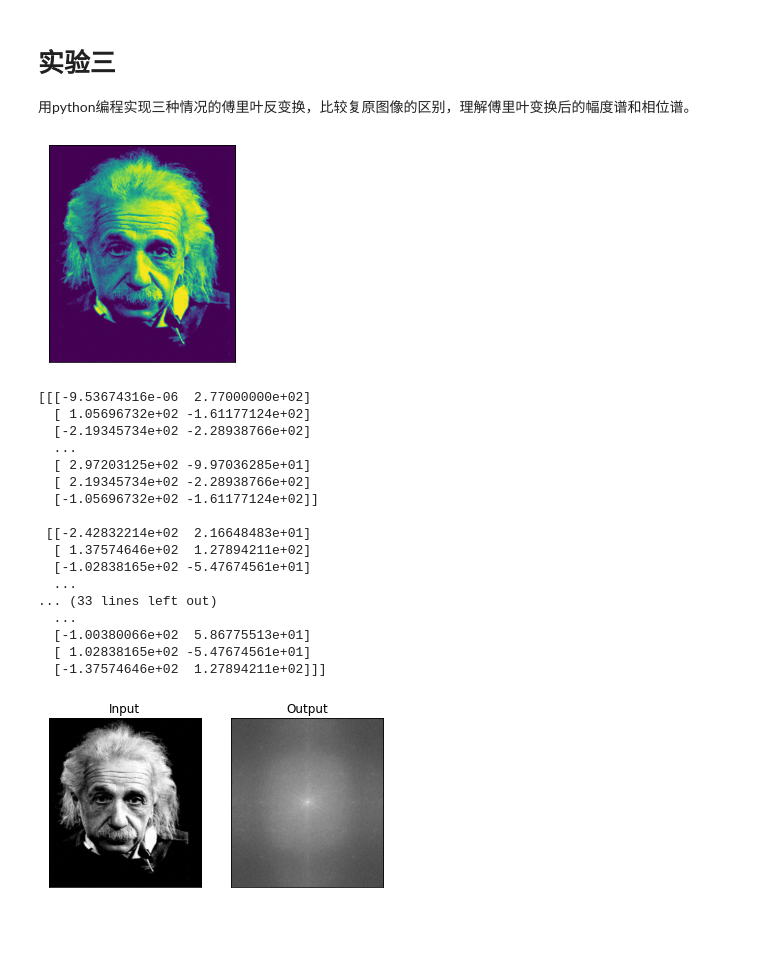
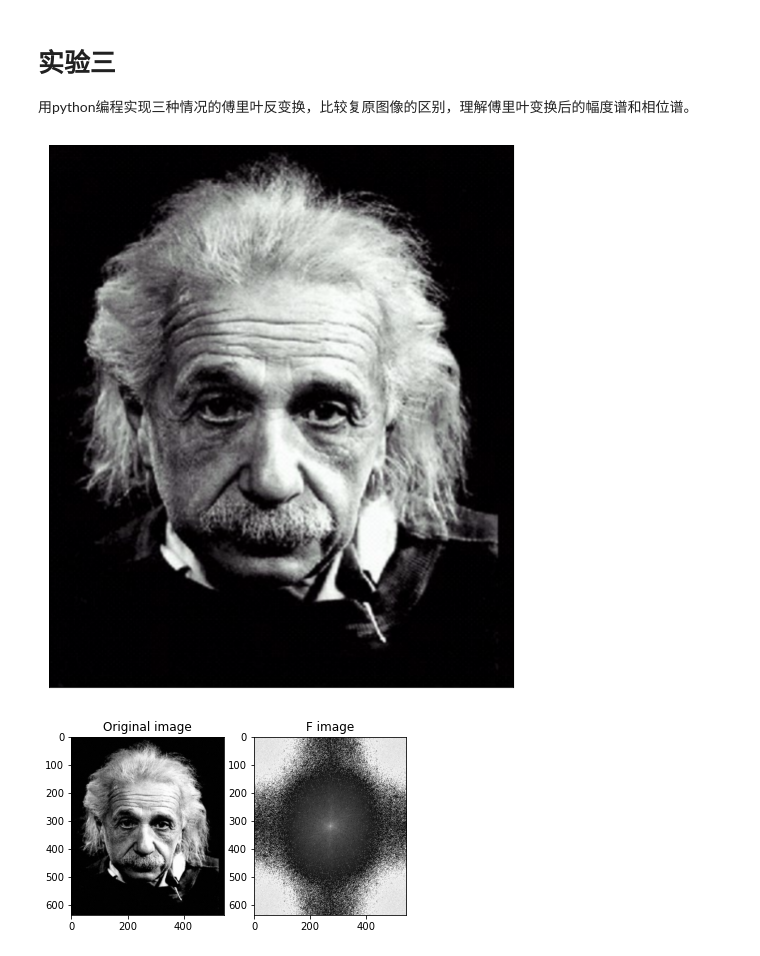
Before and after one commit to PanierPerce/Image, a Jupyter notebook: test3.ipynb, the cells around one changed output. Drawn from its saved outputs; the diff is of its cells as text; code cells hidden in the pictures; blank space fills up the shorter version.

```diff
--- a/test3.ipynb
+++ b/test3.ipynb
@@ -3,13 +3,18 @@
 
 用python编程实现三种情况的傅里叶反变换，比较复原图像的区别，理解傅里叶变换后的幅度谱和相位谱。
 # %%
-import cv2 as cv
+# import cv2 as cv
+import cv2
 import numpy as np
 import matplotlib.pyplot as plt
 
-img = cv.imread('greygraph.png',0)
+# img = cv2.imread('greygraph.png',0)
+img = cv2.imread('greygraph.png')
+grey = cv2.cvtColor(img, cv2.COLOR_BGR2GRAY)
+
+plt.figure(figsize=(10,10))
 plt.imshow(img)
 plt.xticks([]),plt.yticks([])
 plt.show()
 # %% [output]
-[figure, old version]
+[figure, new version]
@@ -16,42 +38,16 @@ plt.show()
 # %%
-rows, cols = img.shape
-nrows = cv.getOptimalDFTSize(rows)
-ncols = cv.getOptimalDFTSize(cols)
-nimg = np.zeros((nrows, ncols))
-nimg[:rows, :cols] = img
-img = nimg
 
-dft=cv.dft(np.float32(img),flags=cv.DFT_COMPLEX_OUTPUT)
-# print(dft)
-dft_shift=np.fft.fftshift(dft) # 将函数从默认左上角移到中间
-print(dft_shift)
-magnitude_spectrum = 20*np.log(cv.magnitude(dft_shift[:,:,0],dft_shift[:,:,1]))
+np.float32(grey)
+img_dft = cv2.dft(np.float32(grey), flags = cv2.DFT_COMPLEX_OUTPUT)
+dft_shift = np.fft.fftshift(img_dft)
+img_f = 20 * np.log(cv2.magnitude(dft_shift[:, :, 1], dft_shift[:, :, 0]))
 
-plt.subplot(121)
-plt.imshow(img,cmap='gray')
-plt.title('Input')
-plt.xticks([]),plt.yticks([])
-plt.subplot(122)
-plt.imshow(magnitude_spectrum,cmap='gray')
-plt.title('Output')
-plt.xticks([]),plt.yticks([])
+# cv2.magnitude(dft_shift[:, :, 1], dft_shift[:, : 0])   为返回傅里叶变换后 dft_shift 的幅值
+
+plt.subplot(121), plt.imshow(grey, 'gray'), plt.title('Original image')
+plt.subplot(122), plt.imshow(np.int8(img_f), 'gray'), plt.title('F image')
 plt.show()
+cv2.waitKey(0)
+cv2.destroyAllWindows()
 # %% [output]
-[[[-9.53674316e-06  2.77000000e+02]
-  [ 1.05696732e+02 -1.61177124e+02]
-  [-2.19345734e+02 -2.28938766e+02]
-  ...
-  [ 2.97203125e+02 -9.97036285e+01]
-  [ 2.19345734e+02 -2.28938766e+02]
-  [-1.05696732e+02 -1.61177124e+02]]
-
- [[-2.42832214e+02  2.16648483e+01]
-  [ 1.37574646e+02  1.27894211e+02]
-  [-1.02838165e+02 -5.47674561e+01]
-  ...
-... (33 lines left out)
-  ...
-  [-1.00380066e+02  5.86775513e+01]
-  [ 1.02838165e+02 -5.47674561e+01]
-  [-1.37574646e+02  1.27894211e+02]]]
-[figure, old version]
+[figure, new version]
```
Also changed, not shown: parts of 2 cells of this notebook.
